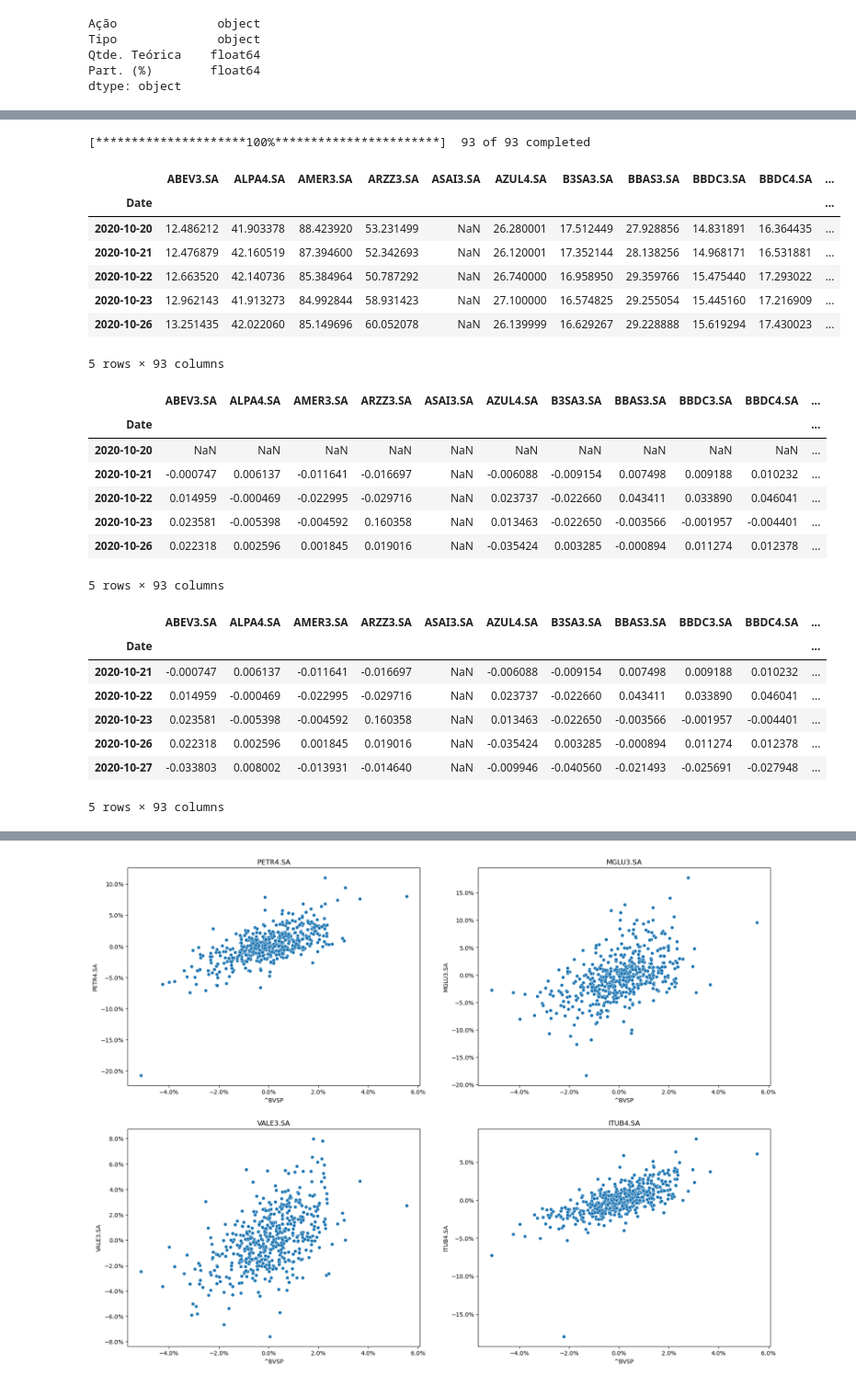
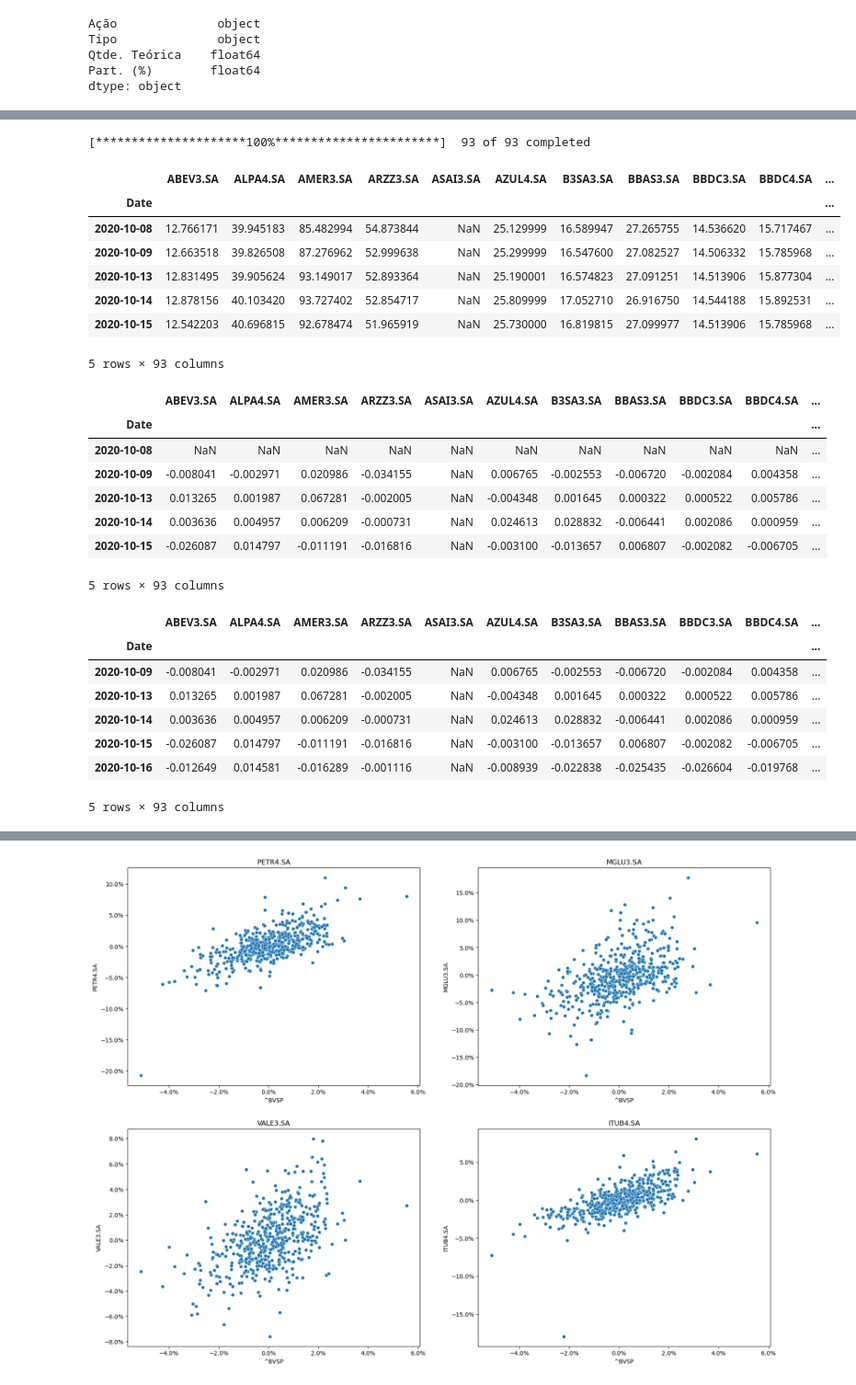
Before and after one commit to brunokuntze/Betas-ibovespa, a Jupyter notebook: Beta.ipynb, the cells around one changed output, grey strips where cells are left out. Shown at 92% size. Saved outputs shown, nothing was run; the diff lists cells and outputs as text; code cells hidden in the pictures.

```diff
--- a/Beta.ipynb
+++ b/Beta.ipynb
@@ -59,17 +59,17 @@ display(tickers)
  '^BVSP']
 # %%
 # Fazendo download do histórico de preço da lista de tickers
-precos = yf.download(tickers,'2020-10-20')['Adj Close']
+precos = yf.download(tickers,start='2020-10-08',end='2022-10-23')['Adj Close']
 precos.head()
 # %% [output]
 [*********************100%***********************]  93 of 93 completed
 |  | ABEV3.SA | ALPA4.SA | AMER3.SA | ARZZ3.SA | ASAI3.SA | AZUL4.SA | B3SA3.SA | BBAS3.SA | BBDC3.SA | BBDC4.SA | ... |
 | Date |  |  |  |  |  |  |  |  |  |  | ... |
-| 2020-10-20 | 12.486212 | 41.903378 | 88.423920 | 53.231499 | NaN | 26.280001 | 17.512449 | 27.928856 | 14.831891 | 16.364435 | ... |
-| 2020-10-21 | 12.476879 | 42.160519 | 87.394600 | 52.342693 | NaN | 26.120001 | 17.352144 | 28.138256 | 14.968171 | 16.531881 | ... |
-| 2020-10-22 | 12.663520 | 42.140736 | 85.384964 | 50.787292 | NaN | 26.740000 | 16.958950 | 29.359766 | 15.475440 | 17.293022 | ... |
-| 2020-10-23 | 12.962143 | 41.913273 | 84.992844 | 58.931423 | NaN | 27.100000 | 16.574825 | 29.255054 | 15.445160 | 17.216909 | ... |
-| 2020-10-26 | 13.251435 | 42.022060 | 85.149696 | 60.052078 | NaN | 26.139999 | 16.629267 | 29.228888 | 15.619294 | 17.430023 | ... |
+| 2020-10-08 | 12.766171 | 39.945183 | 85.482994 | 54.873844 | NaN | 25.129999 | 16.589947 | 27.265755 | 14.536620 | 15.717467 | ... |
+| 2020-10-09 | 12.663518 | 39.826508 | 87.276962 | 52.999638 | NaN | 25.299999 | 16.547600 | 27.082527 | 14.506332 | 15.785968 | ... |
+| 2020-10-13 | 12.831495 | 39.905624 | 93.149017 | 52.893364 | NaN | 25.190001 | 16.574823 | 27.091251 | 14.513906 | 15.877304 | ... |
+| 2020-10-14 | 12.878156 | 40.103420 | 93.727402 | 52.854717 | NaN | 25.809999 | 17.052710 | 26.916750 | 14.544188 | 15.892531 | ... |
+| 2020-10-15 | 12.542203 | 40.696815 | 92.678474 | 51.965919 | NaN | 25.730000 | 16.819815 | 27.099977 | 14.513906 | 15.785968 | ... |
 5 rows × 93 columns
 # %%
 # Transformando histórico de preços em histórico de retornos diários
@@ -78,11 +78,11 @@ retornos.head()
 # %% [output]
 |  | ABEV3.SA | ALPA4.SA | AMER3.SA | ARZZ3.SA | ASAI3.SA | AZUL4.SA | B3SA3.SA | BBAS3.SA | BBDC3.SA | BBDC4.SA | ... |
 | Date |  |  |  |  |  |  |  |  |  |  | ... |
-| 2020-10-20 | NaN | NaN | NaN | NaN | NaN | NaN | NaN | NaN | NaN | NaN | ... |
-| 2020-10-21 | -0.000747 | 0.006137 | -0.011641 | -0.016697 | NaN | -0.006088 | -0.009154 | 0.007498 | 0.009188 | 0.010232 | ... |
-| 2020-10-22 | 0.014959 | -0.000469 | -0.022995 | -0.029716 | NaN | 0.023737 | -0.022660 | 0.043411 | 0.033890 | 0.046041 | ... |
-| 2020-10-23 | 0.023581 | -0.005398 | -0.004592 | 0.160358 | NaN | 0.013463 | -0.022650 | -0.003566 | -0.001957 | -0.004401 | ... |
-| 2020-10-26 | 0.022318 | 0.002596 | 0.001845 | 0.019016 | NaN | -0.035424 | 0.003285 | -0.000894 | 0.011274 | 0.012378 | ... |
+| 2020-10-08 | NaN | NaN | NaN | NaN | NaN | NaN | NaN | NaN | NaN | NaN | ... |
+| 2020-10-09 | -0.008041 | -0.002971 | 0.020986 | -0.034155 | NaN | 0.006765 | -0.002553 | -0.006720 | -0.002084 | 0.004358 | ... |
+| 2020-10-13 | 0.013265 | 0.001987 | 0.067281 | -0.002005 | NaN | -0.004348 | 0.001645 | 0.000322 | 0.000522 | 0.005786 | ... |
+| 2020-10-14 | 0.003636 | 0.004957 | 0.006209 | -0.000731 | NaN | 0.024613 | 0.028832 | -0.006441 | 0.002086 | 0.000959 | ... |
+| 2020-10-15 | -0.026087 | 0.014797 | -0.011191 | -0.016816 | NaN | -0.003100 | -0.013657 | 0.006807 | -0.002082 | -0.006705 | ... |
 5 rows × 93 columns
 # %%
 # Removendo o primeiro dia de histórico, que terá retorno nulo
@@ -91,11 +91,11 @@ retornos.head()
 # %% [output]
 |  | ABEV3.SA | ALPA4.SA | AMER3.SA | ARZZ3.SA | ASAI3.SA | AZUL4.SA | B3SA3.SA | BBAS3.SA | BBDC3.SA | BBDC4.SA | ... |
 | Date |  |  |  |  |  |  |  |  |  |  | ... |
-| 2020-10-21 | -0.000747 | 0.006137 | -0.011641 | -0.016697 | NaN | -0.006088 | -0.009154 | 0.007498 | 0.009188 | 0.010232 | ... |
-| 2020-10-22 | 0.014959 | -0.000469 | -0.022995 | -0.029716 | NaN | 0.023737 | -0.022660 | 0.043411 | 0.033890 | 0.046041 | ... |
-| 2020-10-23 | 0.023581 | -0.005398 | -0.004592 | 0.160358 | NaN | 0.013463 | -0.022650 | -0.003566 | -0.001957 | -0.004401 | ... |
-| 2020-10-26 | 0.022318 | 0.002596 | 0.001845 | 0.019016 | NaN | -0.035424 | 0.003285 | -0.000894 | 0.011274 | 0.012378 | ... |
-| 2020-10-27 | -0.033803 | 0.008002 | -0.013931 | -0.014640 | NaN | -0.009946 | -0.040560 | -0.021493 | -0.025691 | -0.027948 | ... |
+| 2020-10-09 | -0.008041 | -0.002971 | 0.020986 | -0.034155 | NaN | 0.006765 | -0.002553 | -0.006720 | -0.002084 | 0.004358 | ... |
+| 2020-10-13 | 0.013265 | 0.001987 | 0.067281 | -0.002005 | NaN | -0.004348 | 0.001645 | 0.000322 | 0.000522 | 0.005786 | ... |
+| 2020-10-14 | 0.003636 | 0.004957 | 0.006209 | -0.000731 | NaN | 0.024613 | 0.028832 | -0.006441 | 0.002086 | 0.000959 | ... |
+| 2020-10-15 | -0.026087 | 0.014797 | -0.011191 | -0.016816 | NaN | -0.003100 | -0.013657 | 0.006807 | -0.002082 | -0.006705 | ... |
+| 2020-10-16 | -0.012649 | 0.014581 | -0.016289 | -0.001116 | NaN | -0.008939 | -0.022838 | -0.025435 | -0.026604 | -0.019768 | ... |
 5 rows × 93 columns
 # %%
 # Estatísticas sumárias do histórico de retornos diários de cada ação do ibovespa
```
Also changed, not shown: parts of 6 cells of this notebook.
